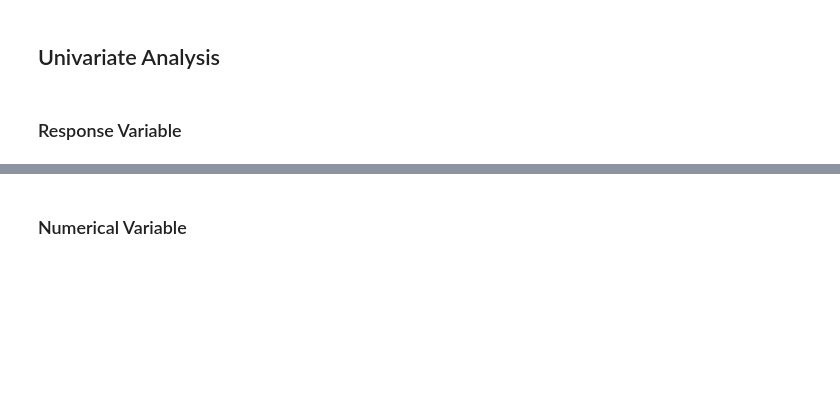
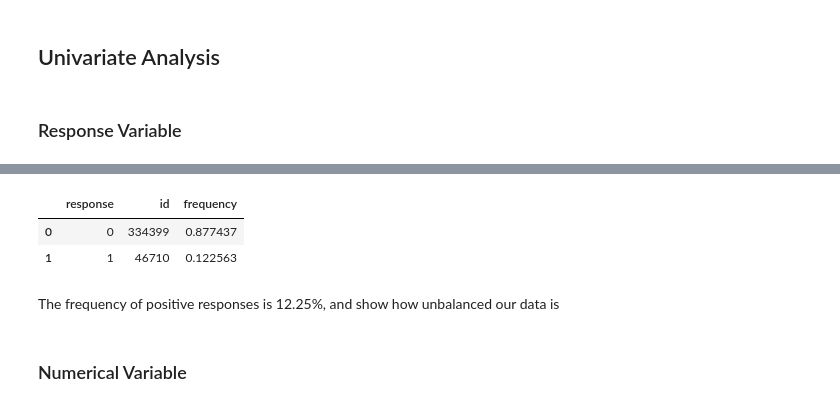
Before and after one commit to danieltodaDS/Health-Insurance-Cross-Sell, a Jupyter notebook: notebooks/1.0_dhrt_health_insurance_cross_sell.ipynb, the cells around one changed output, grey strips where cells are left out. Saved outputs shown, nothing was run; the diff lists cells and outputs as text; code cells hidden in the pictures; blank space fills up the shorter version.

```diff
--- a/notebooks/1.0_dhrt_health_insurance_cross_sell.ipynb
+++ b/notebooks/1.0_dhrt_health_insurance_cross_sell.ipynb
@@ -687,3 +693,12 @@ sns.barplot(data=aux1, x= 'response', y= 'id')
+# %%
+aux1['frequency'] = aux1['id']/sum(aux1['id'])
+aux1
+# %% [output]
+|  | response | id | frequency |
+| 0 | 0 | 334399 | 0.877437 |
+| 1 | 1 | 46710 | 0.122563 |
+# %% [markdown]
+The frequency of positive responses is 12.25%, and show how unbalanced our data is
 # %% [markdown]
 ### Numerical Variable
 # %%
```
Also changed, not shown: parts of 98 cells of this notebook, 3 other files.
